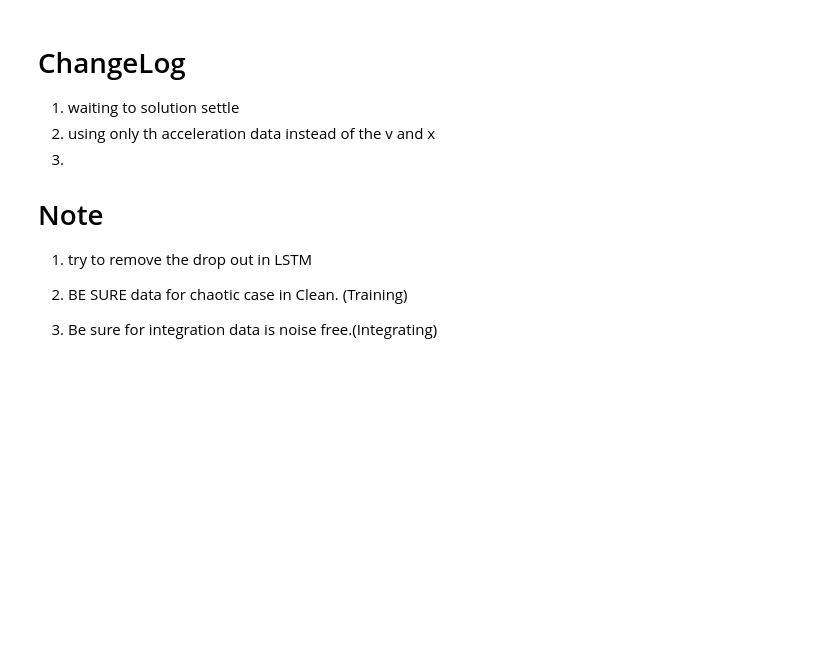
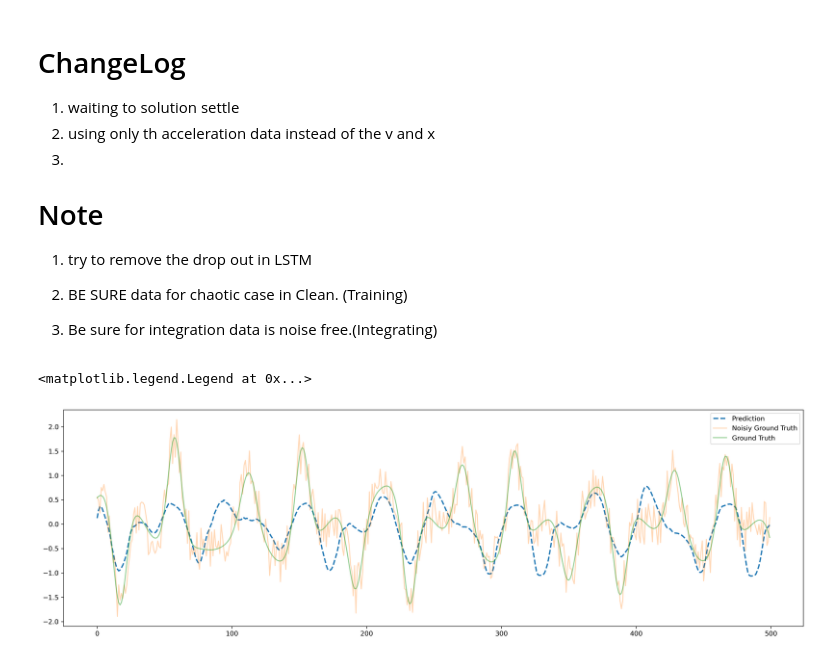
Before and after one commit to yriyazi/Koopman-Operator-and-Deep-Neural-Networks-ISAV2023, a Jupyter notebook: Train.ipynb, the cells around one changed output. Cells and saved outputs as stored; diff of their text form; code cells hidden in the pictures; blank space fills up the shorter version.

```diff
--- a/Train.ipynb
+++ b/Train.ipynb
@@ -27,3 +27,12 @@ optimizer = optim.SGD(
                         momentum=0.9,
                         weight_decay=1e-4
                         )
+
+
+
+optimizer_koopman = optim.SGD(
+                        model.Koopman_operator.parameters(),
+                        lr=5e-3,
+                        # momentum=0.9,
+                        # weight_decay=1e-4
+                        )
@@ -30,12 +43,12 @@ optimizer = optim.SGD(
 # %%
-npz_file_path = "Duffing_Soulution\datasets\gamma=0.37 t_span=(0, 100000) initial_conditions=[1.5, -1.5].npy"
+npz_file_path = "Duffing_Soulution\datasets\gamma=0.50 t_span=(0, 100000) initial_conditions=[1, 0].npy"
 loaded_data = Utils.read_npz_file(npz_file_path)
 data_tensor = torch.from_numpy(loaded_data).to(device=device).to(torch.float)
 
 _Model_name = f"Gamma ={npz_file_path.split(' ')[0].split('=')[-1]} {prediction_input_size=} cu_loss={Utils.Eigen} init=({npz_file_path.split('[')[-1].split(']')[0]}) noise_factor={_divition_factr} gammas=0.37-0.29"
 
 model, optimizer, report = Deeplearning.train(
-                                                data_tensor                 = data_tensor[:250_000],
+                                                data_tensor                 = data_tensor[0:300_000],
                                                 prediction_input_size       = prediction_input_size,
                                                 prediction_horizon          = Utils.prediction_horizon,
                                                 _divition_factr             = _divition_factr,
@@ -51,6 +64,7 @@ model, optimizer, report = Deeplearning.train(
 
                                                 criterion                   = criterion,
                                                 optimizer                   = optimizer,
+                                                optimizer_koopman           = optimizer_koopman,
                                                 lr_scheduler                = None,
                                                 sleep_time                  = None,
                                                 Validation_save_threshold   = None,
@@ -68,4 +91,39 @@ model, optimizer, report = Deeplearning.train(
 
 2.  BE SURE data for chaotic case in Clean. (Training)
 3.  Be sure for integration data is noise free.(Integrating)
+# %%
+# npz_file_path = "Duffing_Soulution\datasets\gamma=0.37 t_span=(0, 100000) initial_conditions=[0, 0.5].npy"
+# loaded_data = Utils.read_npz_file(npz_file_path)
+# data_tensor = torch.from_numpy(loaded_data).to(device=device).to(torch.float)
+
+# model.load_state_dict(torch.load(os.path.join(directory_path)))
+# model.eval()
+
+
+_divition_factr = 1
+
+with torch.inference_mode():
+    Batch = 10
+    pred_hor = 500
+    x = data_tensor[Batch*prediction_input_size:(Batch+1)*prediction_input_size]+((2*torch.rand(size=[prediction_input_size],device=device)-1)/(2*_divition_factr))
+    y = data_tensor[(Batch+1)*prediction_input_size:(Batch+1)*prediction_input_size+pred_hor]
+
+    prediction_list = torch.zeros(size=[pred_hor]).to(device)
+
+    decoder_hidden, decoder_cell = torch.zeros(size=[2,prediction_input_size],device=device), torch.zeros(size=[2,prediction_input_size],device=device)
+    for i in range(pred_hor):
+        # prediction = inception.forward(x)
+        prediction,(decoder_hidden, decoder_cell) = model.forward(x.unsqueeze(0),decoder_hidden, decoder_cell)
+        x =  torch.cat([x[1:],prediction],dim=0)
+        prediction_list[i] = prediction
+
+
+plt.figure(figsize=(20, 6),dpi=300)
+plt.plot((prediction_list[:]                                             ).detach().cpu().numpy() , linewidth=2,linestyle='dashed', label="Prediction")
+plt.plot((y[:]+(2*torch.rand(size=[pred_hor],device=device)-1)/(2*_divition_factr) ).detach().cpu().numpy() , alpha=0.3, label="Noisiy Ground Truth")
+plt.plot((y[:]                                                           ).detach().cpu().numpy() , alpha=0.5, label="Ground Truth")
+plt.legend()
+# %% [output]
+<matplotlib.legend.Legend at 0x...>
+[figure, added]
 # %%
```
Also changed, not shown: parts of 3 cells of this notebook, 8 other files.
